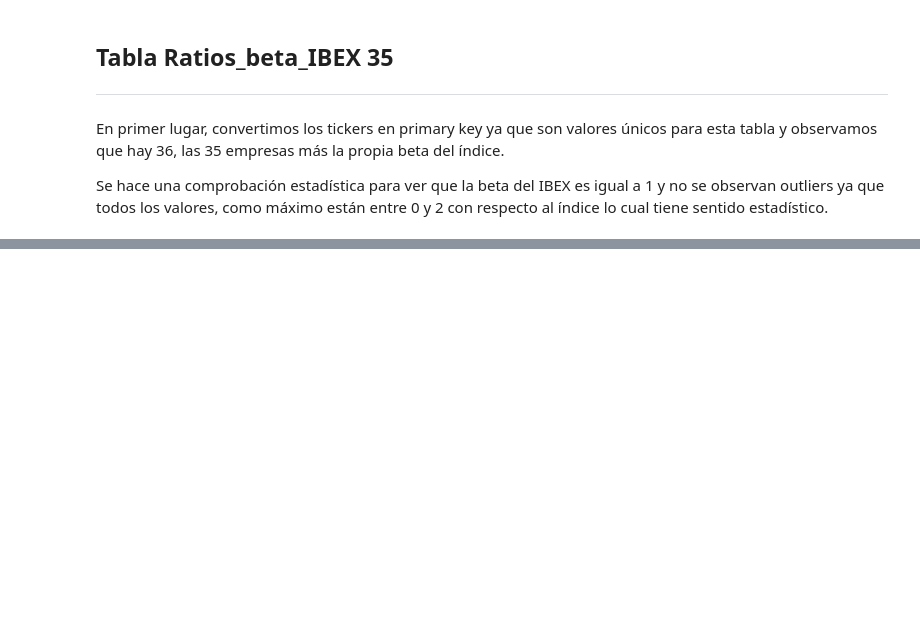
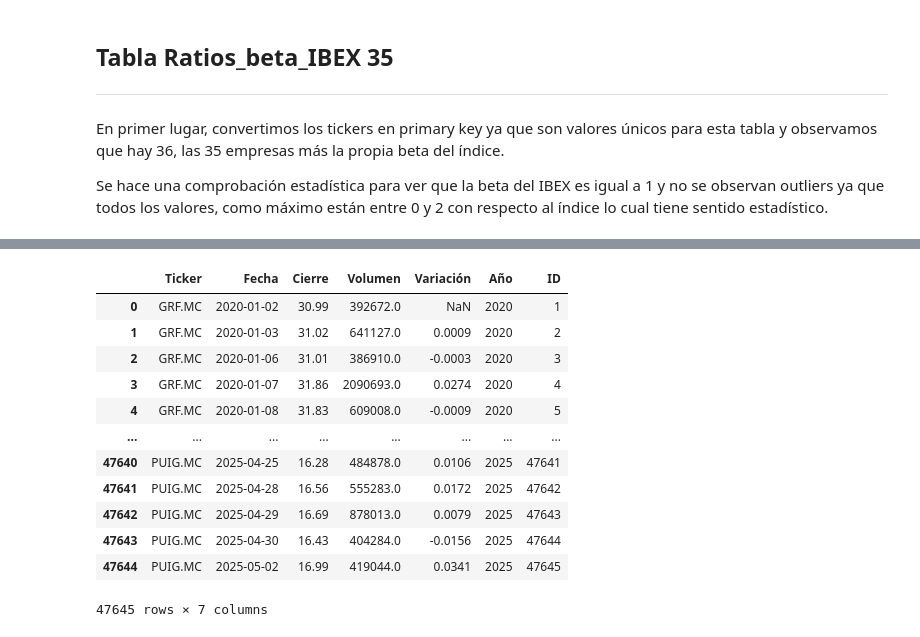
Before and after one commit to Aepo10/Proyecto-screener-IBEX-35, a Jupyter notebook: 04.EDA.ipynb, the cells around one changed output, grey strips where cells are left out. Drawn from its saved outputs; the diff is of its cells as text; code cells hidden in the pictures; blank space fills up the shorter version.

```diff
--- a/04.EDA.ipynb
+++ b/04.EDA.ipynb
@@ -394,0 +445,29 @@ Se hace una comprobación estadística para ver que la beta del IBEX es igual a
+# %%
+#Observamos que todas las columnas tienen el tipo de dato correcto salvo la columna fecha que la convertimos a datetime en la base de datos y creamos una columna ID como primary key
+#conectamos a la base de datos
+conn = ps.connect(
+    dbname= 'IBEX35_Análisis',
+    user= 'postgres',
+    password= 'admin',
+    host= 'localhost',
+    port= '5432'
+)
+#creamos un cursor para ejecutar comandos SQL
+cur = conn.cursor()
+#convertimos la columna "Fecha" en la primary key de la tabla cotizaciones_IBEX35
+cur.execute('ALTER TABLE "Cotizaciones_IBEX35" DROP CONSTRAINT IF EXISTS "Cotizaciones_IBEX35_pkey"')
+cur.execute('ALTER TABLE "Cotizaciones_IBEX35" ADD COLUMN "ID" SERIAL PRIMARY KEY')
+#convertimos la columna "Fecha" en el tipo de dato datetime
+cur.execute('ALTER TABLE "Cotizaciones_IBEX35" ALTER COLUMN "Fecha" TYPE DATE USING "Fecha"::DATE')
+#guardamos los datos en una variable
+cur.execute('SELECT * FROM "Cotizaciones_IBEX35"')
+#guardamos los resultados en una variable
+contizaciones_IBEX35 = cur.fetchall()
+
+
+
+cur.close()
+conn.close()
+
+#mostramos el dataframe
+contizaciones_IBEX35
@@ -394,0 +492,18 @@ Se hace una comprobación estadística para ver que la beta del IBEX es igual a
+# %%
+#Convertimos la variable en un dataframe
+cotizaciones_IBEX = pd.DataFrame(contizaciones_IBEX35, columns=['Ticker', 'Fecha', 'Cierre', 'Volumen', 'Variación', 'Año', 'ID'])
+cotizaciones_IBEX
+# %% [output]
+|  | Ticker | Fecha | Cierre | Volumen | Variación | Año | ID |
+| 0 | GRF.MC | 2020-01-02 | 30.99 | 392672.0 | NaN | 2020 | 1 |
+| 1 | GRF.MC | 2020-01-03 | 31.02 | 641127.0 | 0.0009 | 2020 | 2 |
+| 2 | GRF.MC | 2020-01-06 | 31.01 | 386910.0 | -0.0003 | 2020 | 3 |
+| 3 | GRF.MC | 2020-01-07 | 31.86 | 2090693.0 | 0.0274 | 2020 | 4 |
+| 4 | GRF.MC | 2020-01-08 | 31.83 | 609008.0 | -0.0009 | 2020 | 5 |
+| ... | ... | ... | ... | ... | ... | ... | ... |
+| 47640 | PUIG.MC | 2025-04-25 | 16.28 | 484878.0 | 0.0106 | 2025 | 47641 |
+| 47641 | PUIG.MC | 2025-04-28 | 16.56 | 555283.0 | 0.0172 | 2025 | 47642 |
+| 47642 | PUIG.MC | 2025-04-29 | 16.69 | 878013.0 | 0.0079 | 2025 | 47643 |
+| 47643 | PUIG.MC | 2025-04-30 | 16.43 | 404284.0 | -0.0156 | 2025 | 47644 |
+| 47644 | PUIG.MC | 2025-05-02 | 16.99 | 419044.0 | 0.0341 | 2025 | 47645 |
+47645 rows × 7 columns
```
Also changed, not shown: parts of 22 cells of this notebook, 2 other files.
